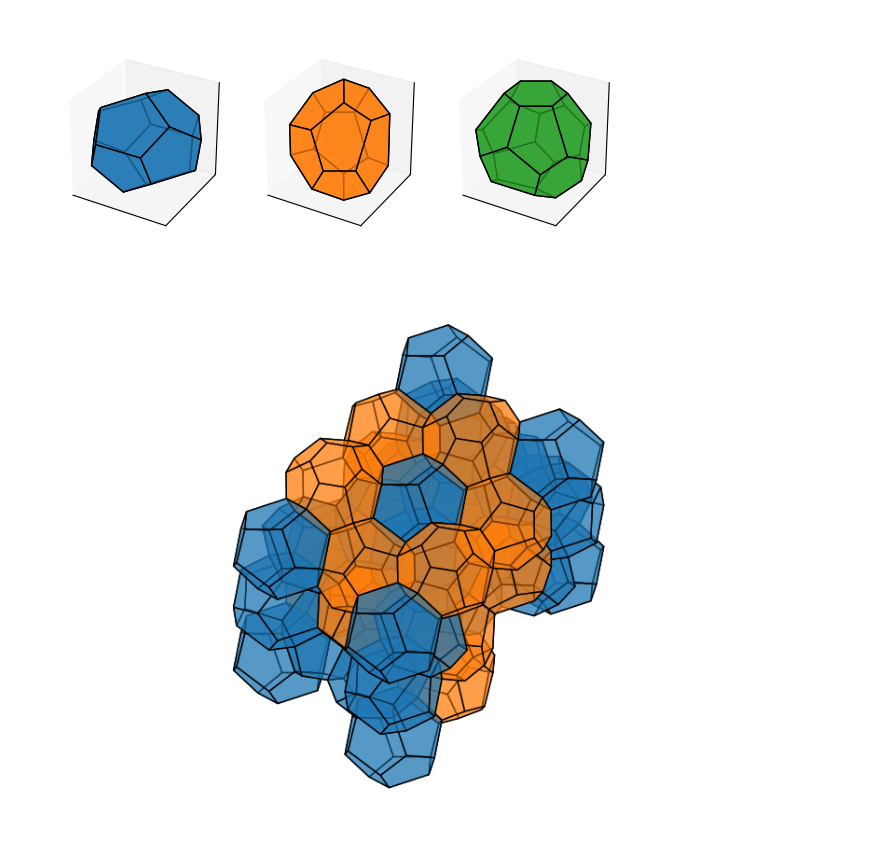
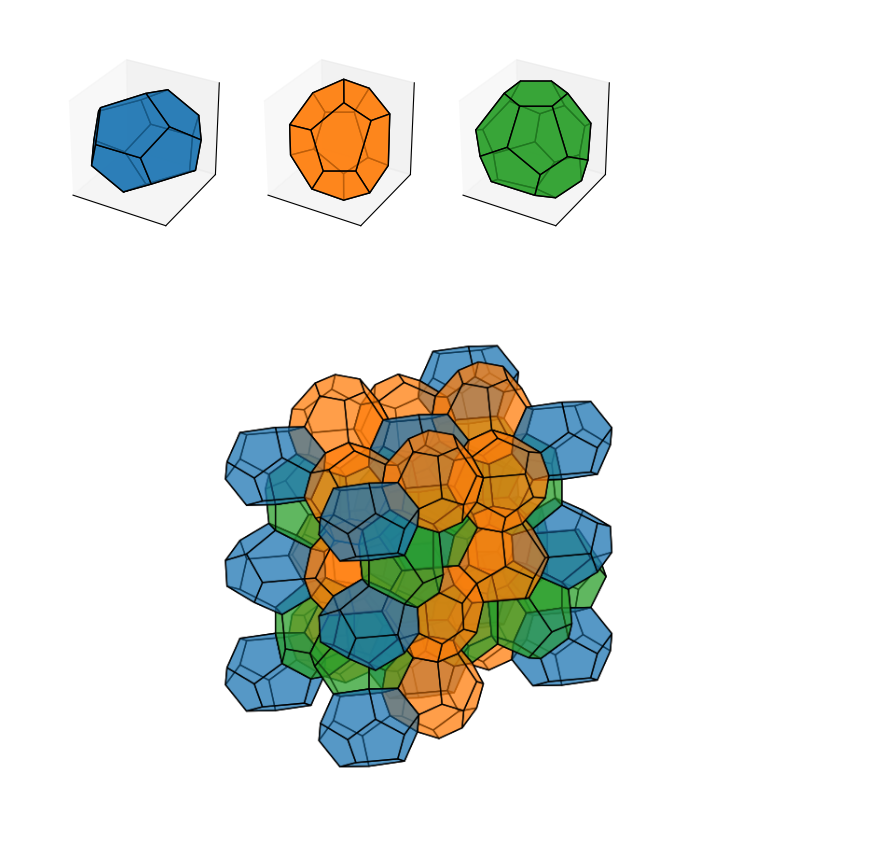
Before and after one commit to ch-tung/QC_scattering, a Jupyter notebook: test_FK-C14_voronoi.ipynb, the cells around one changed output. Cells and saved outputs as stored; diff of their text form; code cells hidden in the pictures.

```diff
--- a/test_FK-C14_voronoi.ipynb
+++ b/test_FK-C14_voronoi.ipynb
@@ -91,6 +91,20 @@ list_vertices = [v['vertices'] for v in voro]
 list_adjacency = [v['adjacency'] for v in voro]
 list_faces = [v['faces'] for v in voro]
 list_coords = [len(v['faces']) for v in voro]
+
+list_IQ = []
+for i, volume in enumerate(list_volume):
+    vertices = np.array(list_vertices[i])
+    v_cm = np.mean(vertices,axis=0)
+    vertices = vertices-v_cm
+    faces = list_faces[i]
+
+    area_sum = 0
+    for i_faces, face in enumerate(faces):
+        vertices_face_list = vertices[face['vertices']].tolist()
+        area = area_vertices(vertices_face_list)
+        area_sum += area
+    list_IQ.append(36*np.pi*volume**2/area_sum**3)
 
 # Pick up the unique elements from the list of Voronoi cell volume
 unique_volume, inices, counts = np.unique(list_volume_round,return_counts=True,return_index=True)
@@ -205,34 +239,36 @@ for i_cell in range(len(points)):
     vertices = vertices
     faces = list_faces[i_cell]
     volume = list_volume_reduced[i_cell]
     i_type = np.argmin(np.abs(unique_volume_reduced-volume))
 
     # ax.plot(points[i_cell,0],points[i_cell,1],points[i_cell,2],'k.',markersize=10)
-
+    color = colors[i_type]
+    if (v_cm[2]-np.sqrt(8/3)/4)**2<0.1**2 or (v_cm[2]-np.sqrt(8/3)*3/4)**2<0.1**2:
+        color = colors[2]
     for i_faces, face in enumerate(faces):
         vertices_face_list = vertices[face['vertices']].tolist()
         pgs = [list(tuple(x for x in v) for v in vertices_face_list)]
         collection_v = Poly3DCollection(pgs,
-                                        facecolors=colors[i_type], linewidths=1, edgecolors='k', alpha=.5)
+                                        facecolors=color, linewidths=1, edgecolors='k', alpha=.5)
 
         ax.add_collection3d(collection_v)
 
 # ax.plot([0,l,l,0,0],[0,0,l,l,0],[0,0,0,0,0],'-k',lw=2)
 # ax.plot([0,l,l,0,0],[0,0,l,l,0],[l_c,l_c,l_c,l_c,l_c],'-k',lw=2)
 # ax.plot([0,0,0,0,0],[0,0,l,l,0],[0,l_c,l_c,0,0],'-k',lw=2)
 # ax.plot([l,l,l,l,l],[0,0,l,l,0],[0,l_c,l_c,0,0],'-k',lw=2)
 
 ax.set_xlim(0-1/5,1+1/5)
 ax.set_ylim(0-1*np.sqrt(3)/5,1*np.sqrt(3)+1*np.sqrt(3)/5)
 ax.set_zlim(0-np.sqrt(8/3)/5,np.sqrt(8/3)+np.sqrt(8/3)/5)
 ax.set_xticks([])
 ax.set_yticks([])
 ax.set_zticks([])
-ax.view_init(elev=64, azim=-50)
+ax.view_init(elev=30, azim=-40)
 ax.set_proj_type('ortho')
 ax.axis('off')
 
 plt.tight_layout()
 plt.show()
 # %% [output]
-[figure, old version]
+[figure, new version]
```
Also changed, not shown: parts of 1 cell of this notebook.
